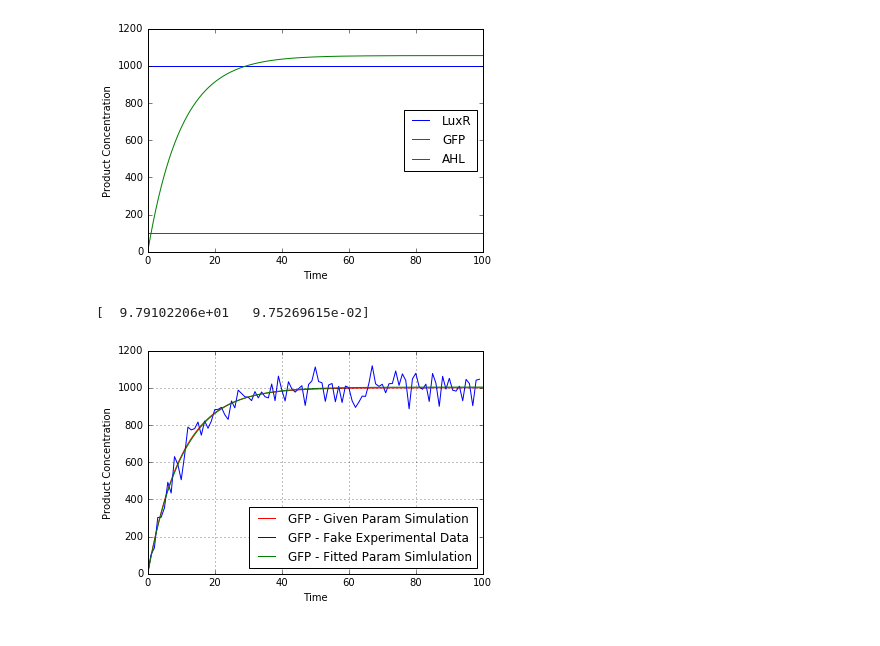
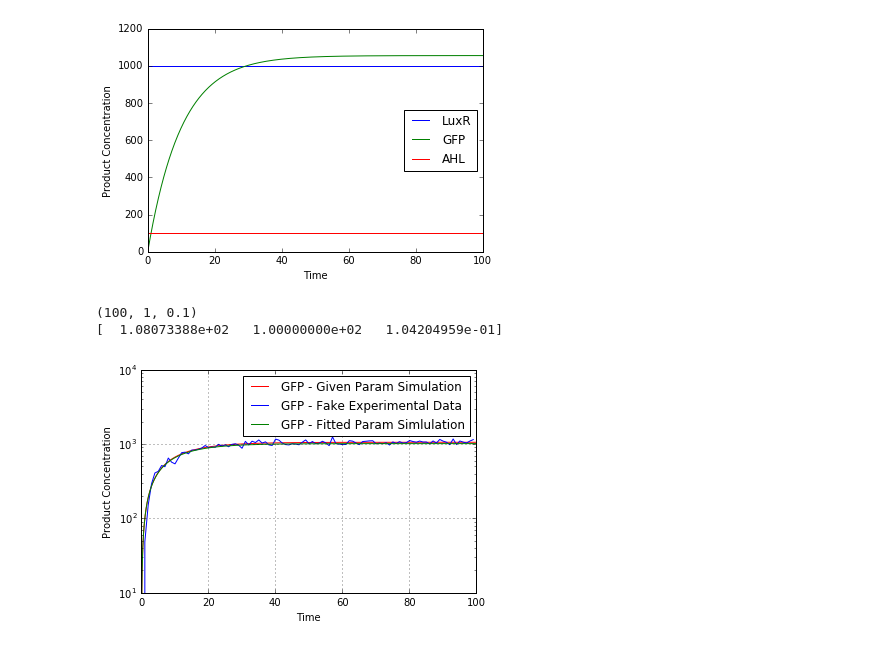
Before and after one commit to NicholasDeLateur/ODE-parameter-estimate, a Jupyter notebook: ODE Parameter Estimate - Inducible Gene Expression.ipynb, the cells around one changed output. Drawn from its saved outputs; the diff is of its cells as text; code cells hidden in the pictures.

```diff
--- a/ODE Parameter Estimate - Inducible Gene Expression.ipynb
+++ b/ODE Parameter Estimate - Inducible Gene Expression.ipynb
@@ -73,33 +85,25 @@ plt.show()
+# %%
+initial_guess = (100, 100, 100)
+low_bounds = [0, 0, 0]
+up_bounds = [1000, 1000, 1000]
+fitted_params = least_squares(residuals, initial_guess, bounds=(low_bounds, up_bounds)).x
+# With least_squares function, unlike, say, curve_fit, it does not compute the covariance matrix for you
+# TODO calculate standard deviation of paramater estimation
+# (will this ever be used other than sanity checking?)
+print(params)
+print(fitted_params)
+# %% [output]
+(100, 1, 0.1)
+[  1.08073388e+02   1.00000000e+02   1.04204959e-01]
 # %%
-noise = np.random.normal(0, 50, num_P.shape)
-exp_P = num_P + noise
-exp_t = t[::10]
-exp_P = exp_P[::10]
-# Create experimental data. Just take the regular simulation data and add some gaussian noise to it.
-
-def residuals(p):
-    p = tuple(p)
-    sim_P = odeint(simulation_set_of_equations, init_P, exp_t, args = p)
-    res = sim_P - exp_P
-    return res.flatten()
-
-initial_guess = (100, 100)
-low_bounds = [0, 0]
-up_bounds = [1000, 1000]
-fitted_params = least_squares(residuals, initial_guess, bounds=(low_bounds, up_bounds)).x
-# With least_squares function, unlike, say, curve_fit, it does not compute the covariance matrix for you
-# TODO calculate standard deviation of paramater estimation
-# (will this ever be used other than sanity checking?)
-print(fitted_params)
-
-plt.plot(t, odeint(simulation_set_of_equations, init_P, t, args = tuple(params))[:,0], c='r', label='GFP - Given Param Simulation')
-plt.plot(exp_t, exp_P[:,0], c='b', label='GFP - Fake Experimental Data')
-plt.plot(t, odeint(simulation_set_of_equations, init_P, t, args = tuple(fitted_params))[:,0], c='g', label='GFP - Fitted Param Simlulation')
+plt.plot(t, odeint(simulation_set_of_equations, init_P, t, args = tuple(params))[:,1], c='r', label='GFP - Given Param Simulation')
+plt.plot(exp_t, exp_P[:,1], c='b', label='GFP - Fake Experimental Data')
+plt.plot(t, odeint(simulation_set_of_equations, init_P, t, args = tuple(fitted_params))[:,1], c='g', label='GFP - Fitted Param Simlulation')
 plt.legend(loc = 'best')
 plt.xlabel('Time')
 plt.ylabel('Product Concentration')
 plt.grid()
+plt.yscale('log')
 plt.show()
 # %% [output]
-[  9.79102206e+01   9.75269615e-02]
-[figure, old version]
+[figure, new version]
```
Also changed, not shown: parts of 2 cells of this notebook.
